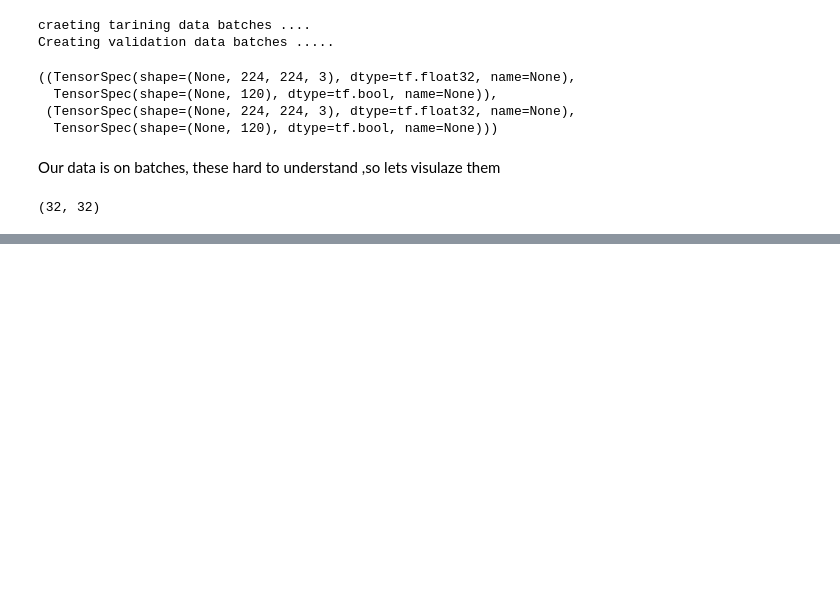
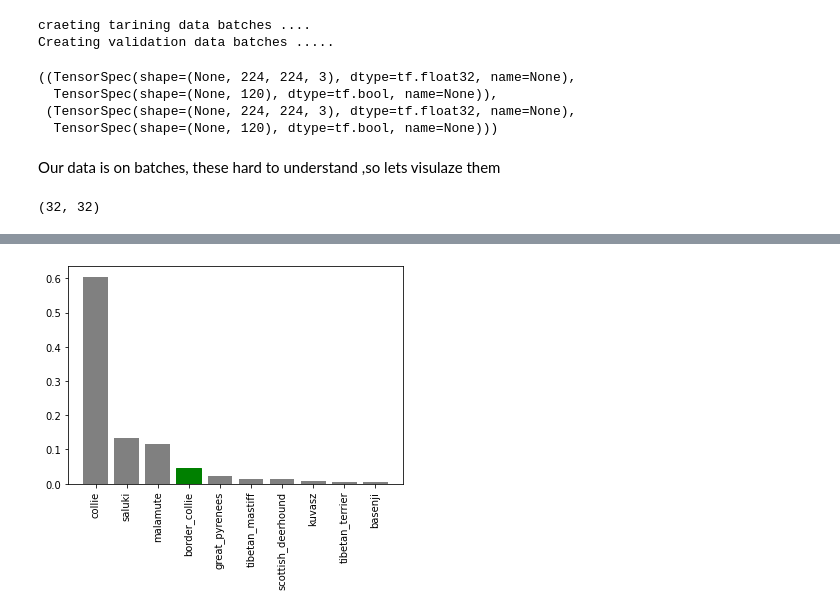
Before and after one commit to PasinduUkwatta/Machine-Learning, a Jupyter notebook: dog_identification (2).ipynb, the cells around one changed output, grey strips where cells are left out. Saved outputs shown, nothing was run; the diff lists cells and outputs as text; code cells hidden in the pictures; blank space fills up the shorter version.

```diff
--- a/dog_identification (2).ipynb
+++ b/dog_identification (2).ipynb
@@ -599,0 +1099,35 @@ show_25_images(train_images,train_labels)
+# %%
+def plot_pred_conf(prediction_probabilities,labels,n=1):
+  """
+  Plus the top 10 highest prediction confidences along with the truth label for sample n
+  """
+
+  pred_prob,true_label =prediction_probabilities[n],labels[n]
+
+  #get the predicted label
+  pred_label =get_pred_label(pred_prob)
+
+  #fing the top 10 predction confidence indexes
+  top_10_pred_indexes=pred_prob.argsort()[-10:][::-1]
+
+  #find the top 10 predction values
+  top_10_pred_values=pred_prob[top_10_pred_indexes]
+
+  #find the top 10 prediction labels
+  top_10_pred_labels=unique_breeds[top_10_pred_indexes]
+
+  #setup the plot
+  top_plot=plt.bar(np.arange(len(top_10_pred_labels)),
+                   top_10_pred_values,
+                   color="gray")
+
+  plt.xticks(np.arange(len(top_10_pred_labels)),
+             labels=top_10_pred_labels,
+             rotation="vertical")
+
+  #change the colour of true label
+  if np.isin(true_label,top_10_pred_labels):
+    top_plot[np.argmax(top_10_pred_labels==true_label)].set_color("green")
+
+  else:
+    pass
@@ -599,0 +1164,6 @@ show_25_images(train_images,train_labels)
+# %%
+plot_pred_conf(prediction_probabilities=predictions,
+               labels=val_labels,
+               n=9)
+# %% [output]
+[figure, added]
```
Also changed, not shown: parts of 68 cells of this notebook, 1 other file.
